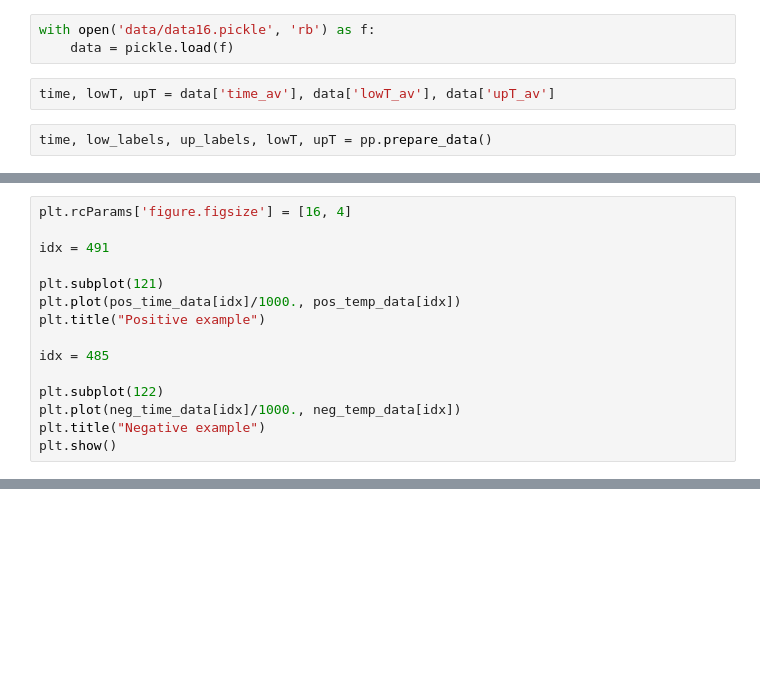
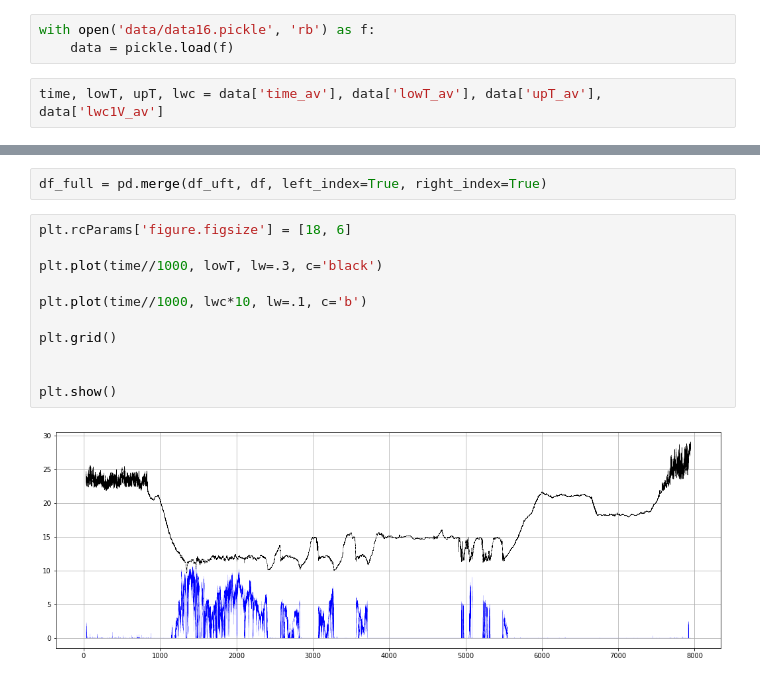
Before and after one commit to RedTachyon/actos-analysis, a Jupyter notebook: sync_blueprint.ipynb, the cells around one changed output, grey strips where cells are left out. Cells and saved outputs as stored; diff of their text form; blank space fills up the shorter version.

```diff
--- a/sync_blueprint.ipynb
+++ b/sync_blueprint.ipynb
@@ -15,6 +16,4 @@ import tools.points_processing as pp
 with open('data/data16.pickle', 'rb') as f:
     data = pickle.load(f)
 # %%
-time, lowT, upT = data['time_av'], data['lowT_av'], data['upT_av']
+time, lowT, upT, lwc = data['time_av'], data['lowT_av'], data['upT_av'], data['lwc1V_av']
-# %%
-time, low_labels, up_labels, lowT, upT = pp.prepare_data()
@@ -35,15 +19,0 @@ print(neg_temp_data.shape)
-# %%
-plt.rcParams['figure.figsize'] = [16, 4]
-
-idx = 491
-
-plt.subplot(121)
-plt.plot(pos_time_data[idx]/1000., pos_temp_data[idx])
-plt.title("Positive example")
-
-idx = 485
-
-plt.subplot(122)
-plt.plot(neg_time_data[idx]/1000., neg_temp_data[idx])
-plt.title("Negative example")
-plt.show()
@@ -51,0 +61,15 @@ plt.show()
+# %%
+df_full = pd.merge(df_uft, df, left_index=True, right_index=True)
+# %%
+plt.rcParams['figure.figsize'] = [18, 6]
+
+plt.plot(time//1000, lowT, lw=.3, c='black')
+
+plt.plot(time//1000, lwc*10, lw=.1, c='b')
+
+plt.grid()
+
+
+plt.show()
+# %% [output]
+[figure, added]
```
Also changed, not shown: parts of 11 cells of this notebook, 1 other file.
